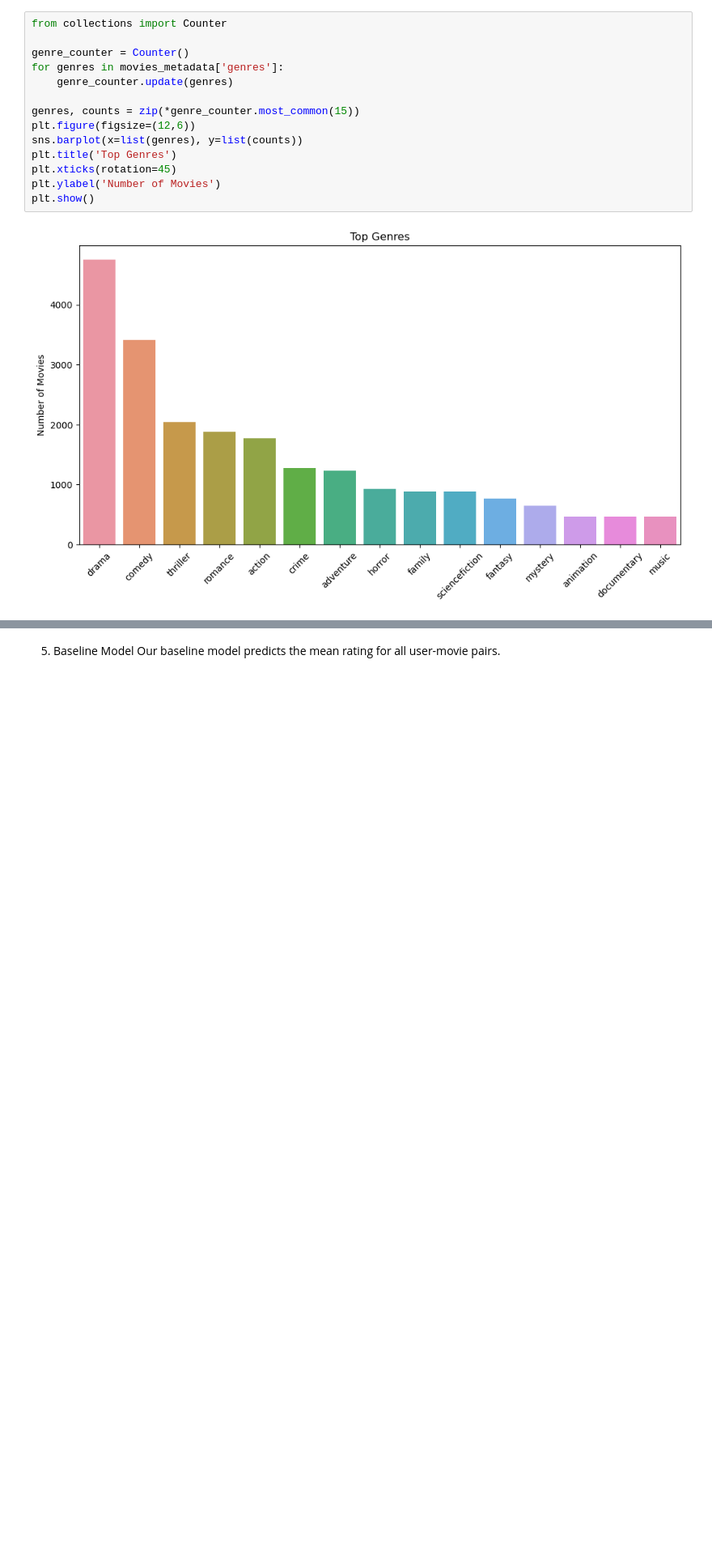
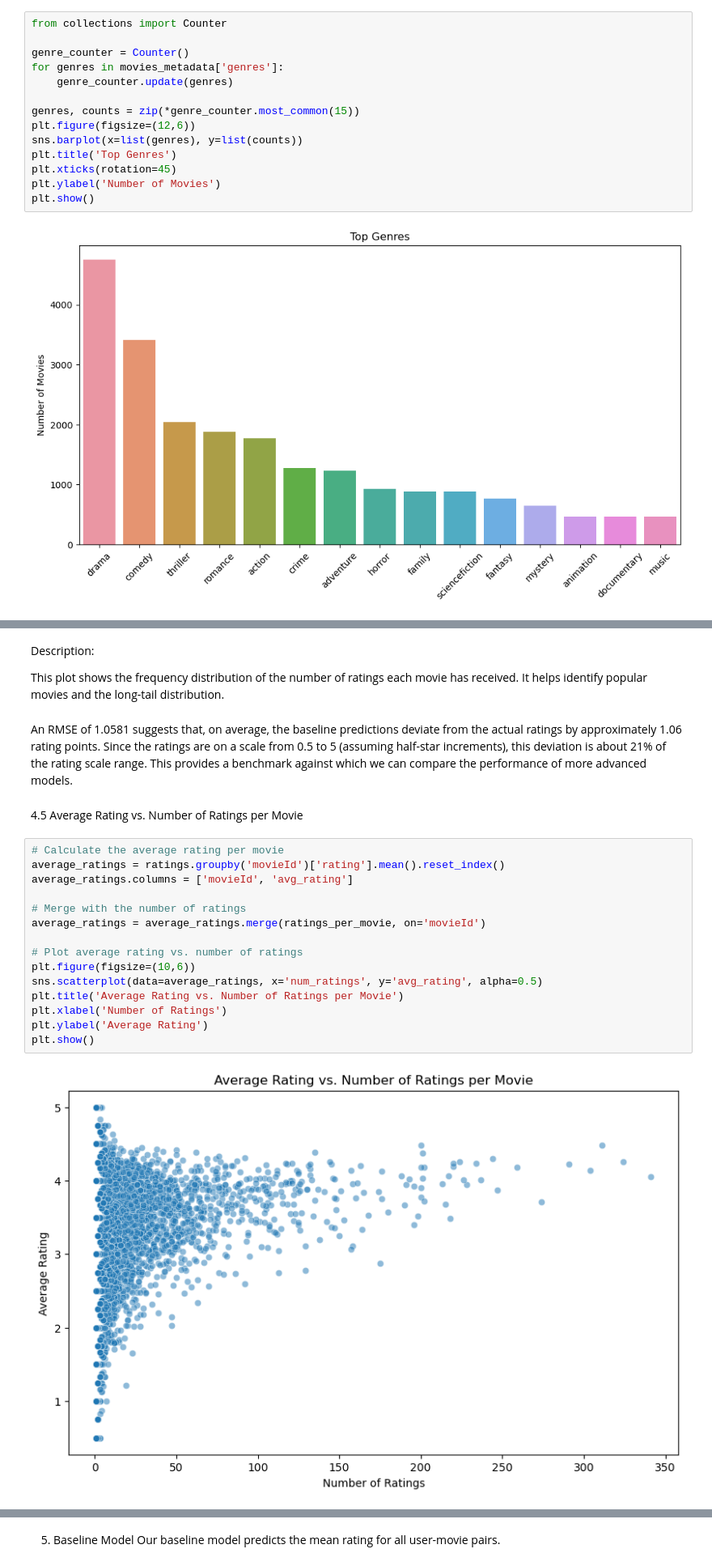
Before and after one commit to RicardoYedon/Project-5450, a Jupyter notebook: main.ipynb, the cells around one changed output, grey strips where cells are left out. Shown at 81% size. Saved outputs shown, nothing was run; the diff lists cells and outputs as text; blank space fills up the shorter version.

```diff
--- a/main.ipynb
+++ b/main.ipynb
@@ -191,0 +214,28 @@ plt.show()
+# %% [markdown]
+Description:
+
+This plot shows the frequency distribution of the number of ratings each movie has received.
+It helps identify popular movies and the long-tail distribution.
+# %% [markdown]
+An RMSE of 1.0581 suggests that, on average, the baseline predictions deviate from the actual ratings by approximately 1.06 rating points.
+Since the ratings are on a scale from 0.5 to 5 (assuming half-star increments), this deviation is about 21% of the rating scale range.
+This provides a benchmark against which we can compare the performance of more advanced models.
+# %% [markdown]
+4.5 Average Rating vs. Number of Ratings per Movie
+# %%
+# Calculate the average rating per movie
+average_ratings = ratings.groupby('movieId')['rating'].mean().reset_index()
+average_ratings.columns = ['movieId', 'avg_rating']
+
+# Merge with the number of ratings
+average_ratings = average_ratings.merge(ratings_per_movie, on='movieId')
+
+# Plot average rating vs. number of ratings
+plt.figure(figsize=(10,6))
+sns.scatterplot(data=average_ratings, x='num_ratings', y='avg_rating', alpha=0.5)
+plt.title('Average Rating vs. Number of Ratings per Movie')
+plt.xlabel('Number of Ratings')
+plt.ylabel('Average Rating')
+plt.show()
+# %% [output]
+[figure, added]
```
Also changed, not shown: parts of 6 cells of this notebook.
